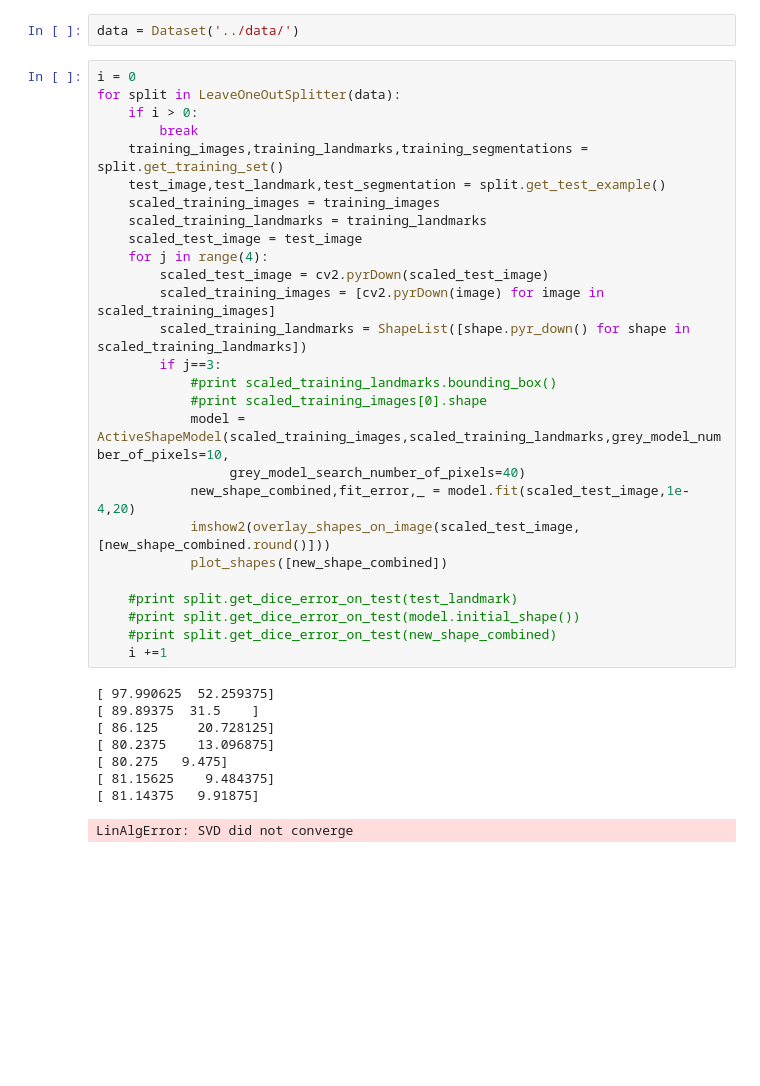
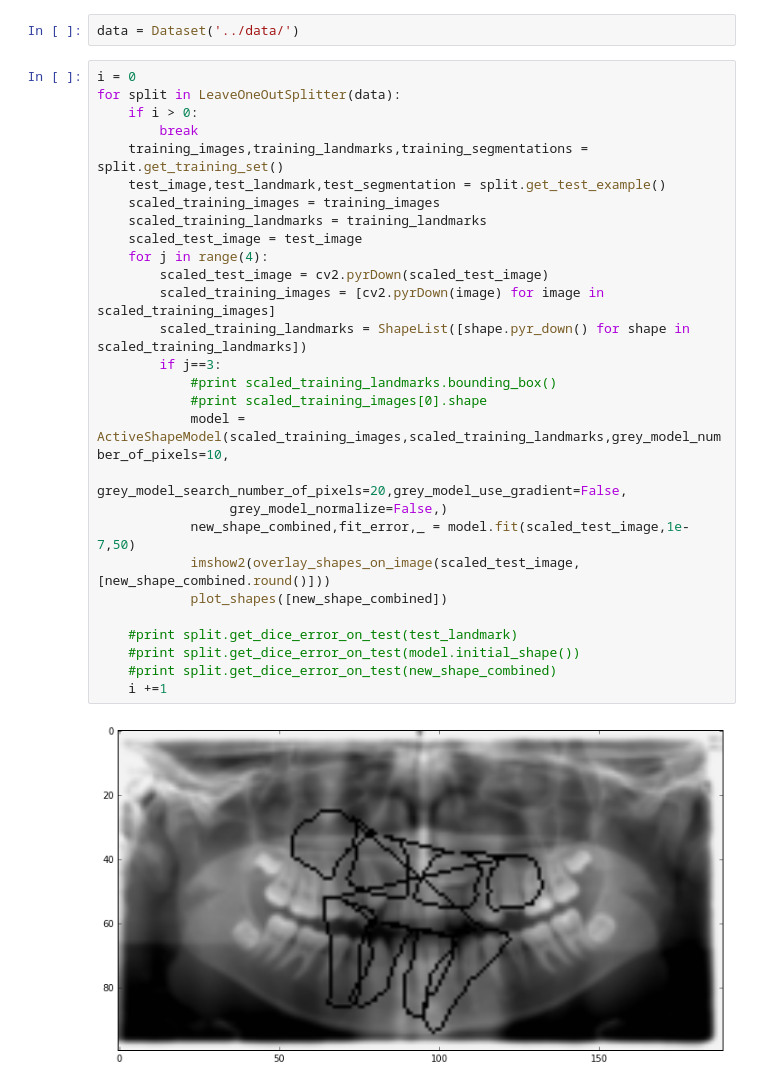
Before and after one commit to bhatturam/IncisorSegmentation, a Jupyter notebook: src/test.ipynb, the cells around one changed output. Cells and saved outputs as stored; diff of their text form; blank space fills up the shorter version.

```diff
--- a/src/test.ipynb
+++ b/src/test.ipynb
@@ -13,36 +13,30 @@ data = Dataset('../data/')
 # %%
 i = 0
 for split in LeaveOneOutSplitter(data):
     if i > 0:
         break
     training_images,training_landmarks,training_segmentations = split.get_training_set()
     test_image,test_landmark,test_segmentation = split.get_test_example()
     scaled_training_images = training_images
     scaled_training_landmarks = training_landmarks
     scaled_test_image = test_image
     for j in range(4):
         scaled_test_image = cv2.pyrDown(scaled_test_image)
         scaled_training_images = [cv2.pyrDown(image) for image in scaled_training_images]
         scaled_training_landmarks = ShapeList([shape.pyr_down() for shape in scaled_training_landmarks])
         if j==3:
             #print scaled_training_landmarks.bounding_box()
             #print scaled_training_images[0].shape
             model = ActiveShapeModel(scaled_training_images,scaled_training_landmarks,grey_model_number_of_pixels=10,
-                 grey_model_search_number_of_pixels=40)
-            new_shape_combined,fit_error,_ = model.fit(scaled_test_image,1e-4,20)
+                 grey_model_search_number_of_pixels=20,grey_model_use_gradient=False,
+                 grey_model_normalize=False,)
+            new_shape_combined,fit_error,_ = model.fit(scaled_test_image,1e-7,50)
             imshow2(overlay_shapes_on_image(scaled_test_image,[new_shape_combined.round()]))
             plot_shapes([new_shape_combined])
 
     #print split.get_dice_error_on_test(test_landmark)
     #print split.get_dice_error_on_test(model.initial_shape())
     #print split.get_dice_error_on_test(new_shape_combined)
     i +=1
 # %% [output]
-[ 97.990625  52.259375]
-[ 89.89375  31.5    ]
-[ 86.125     20.728125]
-[ 80.2375    13.096875]
-[ 80.275   9.475]
-[ 81.15625    9.484375]
-[ 81.14375   9.91875]
-LinAlgError: SVD did not converge
+[figure, added]
```
Also changed, not shown: parts of 1 cell of this notebook, 2 other files.
